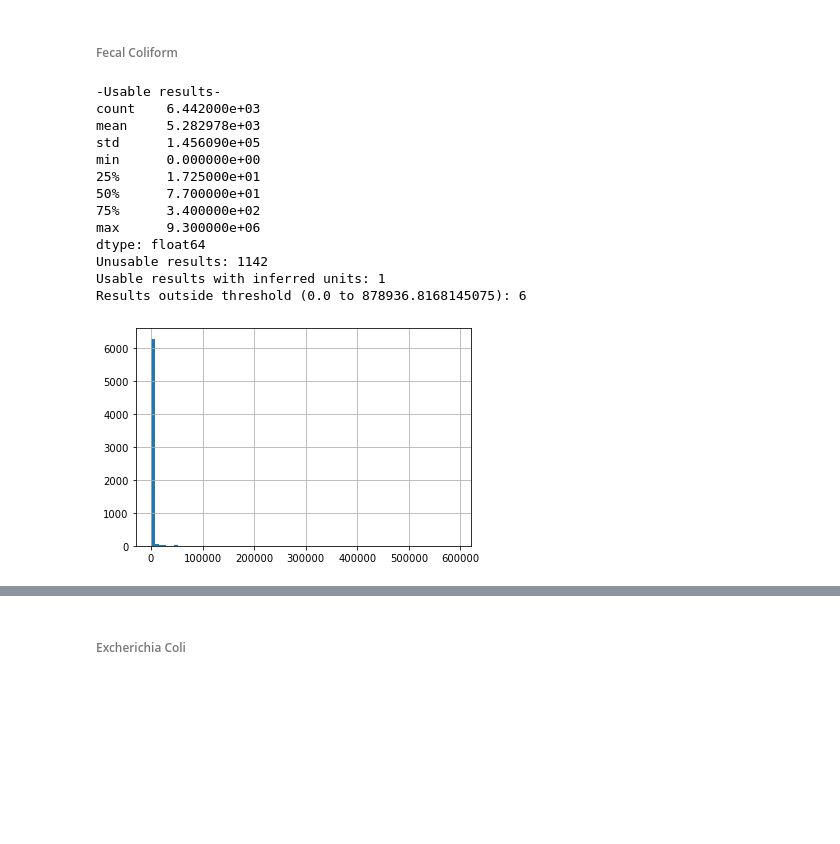
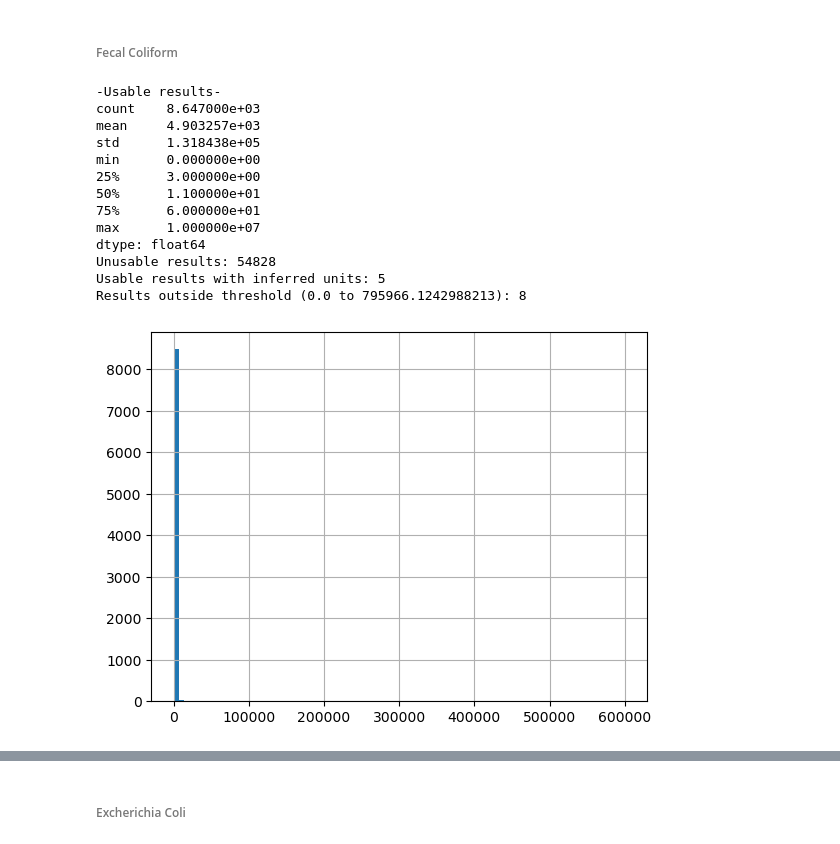
Before and after one commit to USEPA/harmonize-wq, a Jupyter notebook: demos/Harmonize_CapeCod.ipynb, the cells around one changed output, grey strips where cells are left out. Cells and saved outputs as stored; diff of their text form; code cells hidden in the pictures; blank space fills up the shorter version.

Commit message:
Update with current data from local env

```diff
--- a/demos/Harmonize_CapeCod.ipynb
+++ b/demos/Harmonize_CapeCod.ipynb
@@ -180,3 +219,8 @@ Results are collapsed by retaining the first result that isn't NAN. There can be
+# %%
+# Stations
+aoi_url = r'https://github.com/USEPA/Coastal_Ecological_Indicators/raw/master/DGGS_Coastal/temperature_data/TampaBay.geojson'
+aoi_gdf = wrangle.as_gdf(aoi_url).to_crs(epsg=4326)
+bBox = wrangle.get_bounding_box(aoi_gdf)
 # %%
 # Build query with characteristicNames and the AOI extent
 query = {'characteristicName': ['Phosphorus',
@@ -942,22 +1019,23 @@ Some equivalence assumptions are built-in where bacteria counts that are not equ
 # %% [markdown]
 ###### Fecal Coliform
 # %%
-df = harmonize.harmonize_generic(df, 'Fecal Coliform', report=True)
+# Known unit with bad dimensionality ('Colony_Forming_Units * milliliter')
+df = harmonize.harmonize_generic(df, 'Fecal Coliform', report=True, errors='ignore')
 # %% [output]
 -Usable results-
-count    6.442000e+03
-mean     5.282978e+03
-std      1.456090e+05
+count    8.647000e+03
+mean     4.903257e+03
+std      1.318438e+05
 min      0.000000e+00
-25%      1.725000e+01
-50%      7.700000e+01
-75%      3.400000e+02
-max      9.300000e+06
+25%      3.000000e+00
+50%      1.100000e+01
+75%      6.000000e+01
+max      1.000000e+07
 dtype: float64
-Unusable results: 1142
-Usable results with inferred units: 1
-Results outside threshold (0.0 to 878936.8168145075): 6
+Unusable results: 54828
+Usable results with inferred units: 5
+Results outside threshold (0.0 to 795966.1242988213): 8
-[figure, old version]
+[figure, new version]
 # %%
 cols = ['ResultMeasureValue', 'ResultMeasure/MeasureUnitCode', 'QA_flag', 'Fecal_Coliform']
 df.loc[df['CharacteristicName']=='Fecal Coliform', cols]
```
Also changed, not shown: parts of 86 cells of this notebook.
